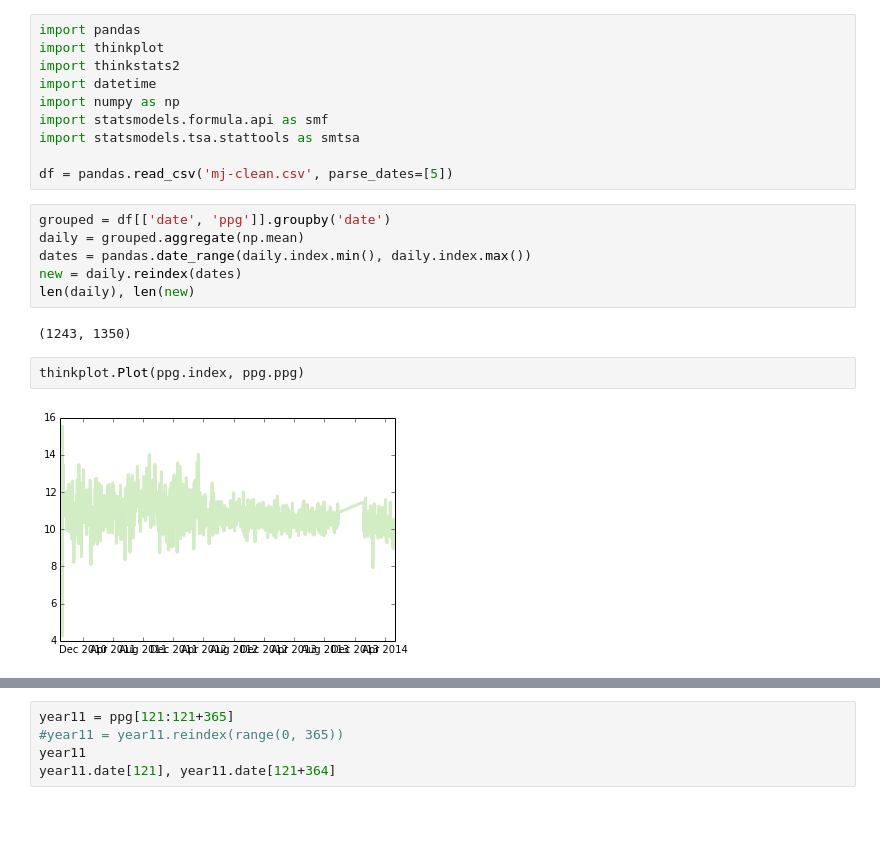
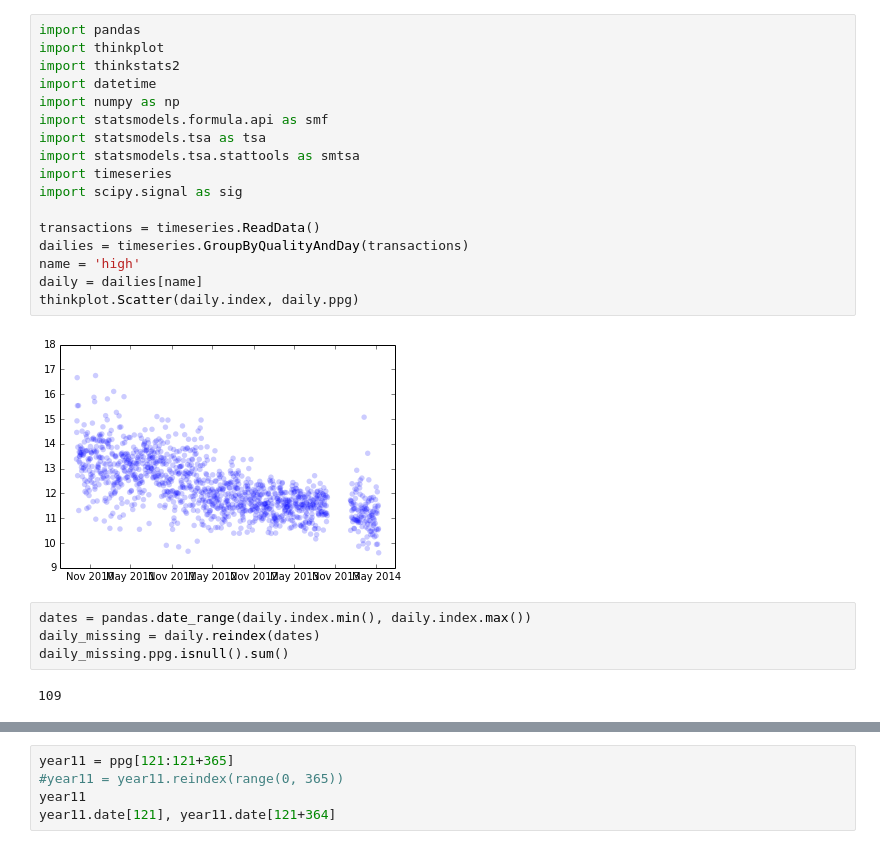
Before and after one commit to AllenDowney/ThinkStats2, a Jupyter notebook: code/chap12.ipynb, the cells around one changed output, grey strips where cells are left out. Drawn from its saved outputs; the diff is of its cells as text; blank space fills up the shorter version.

```diff
--- a/code/chap12.ipynb
+++ b/code/chap12.ipynb
@@ -1,22 +1,25 @@
 # %%
 import pandas
 import thinkplot
 import thinkstats2
 import datetime
 import numpy as np
 import statsmodels.formula.api as smf
+import statsmodels.tsa as tsa
 import statsmodels.tsa.stattools as smtsa
+import timeseries
+import scipy.signal as sig
 
-df = pandas.read_csv('mj-clean.csv', parse_dates=[5])
+transactions = timeseries.ReadData()
+dailies = timeseries.GroupByQualityAndDay(transactions)
+name = 'high'
+daily = dailies[name]
+thinkplot.Scatter(daily.index, daily.ppg)
+# %% [output]
+[figure, added]
 # %%
-grouped = df[['date', 'ppg']].groupby('date')
-daily = grouped.aggregate(np.mean)
 dates = pandas.date_range(daily.index.min(), daily.index.max())
-new = daily.reindex(dates)
-len(daily), len(new)
+daily_missing = daily.reindex(dates)
+daily_missing.ppg.isnull().sum()
 # %% [output]
-(1243, 1350)
+109
-# %%
-thinkplot.Plot(ppg.index, ppg.ppg)
-# %% [output]
-[figure, removed]
```
Also changed, not shown: parts of 12 cells of this notebook.
